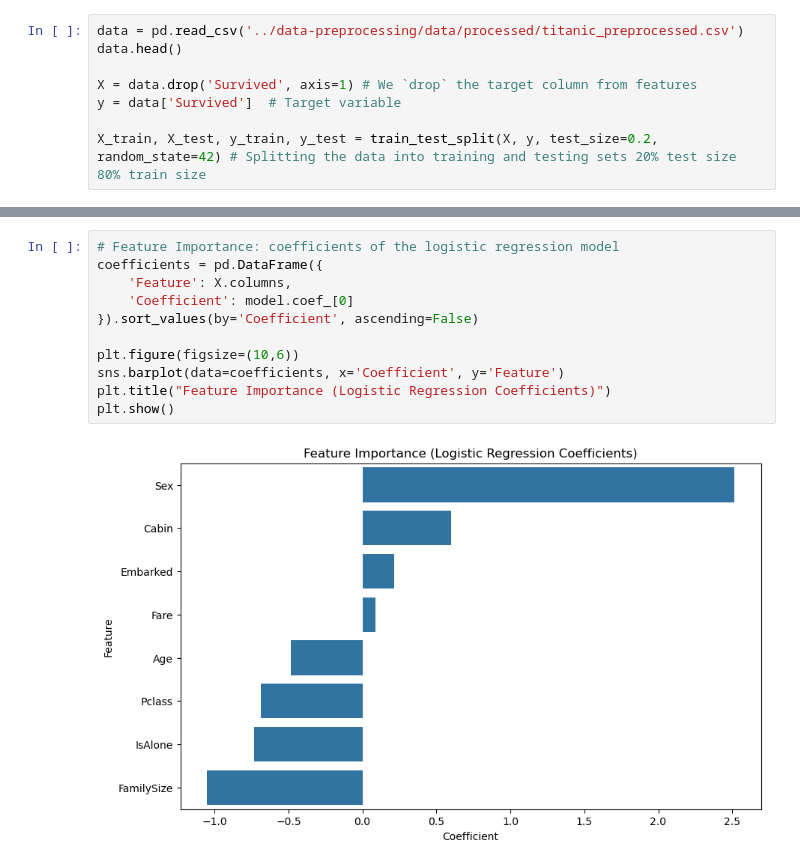
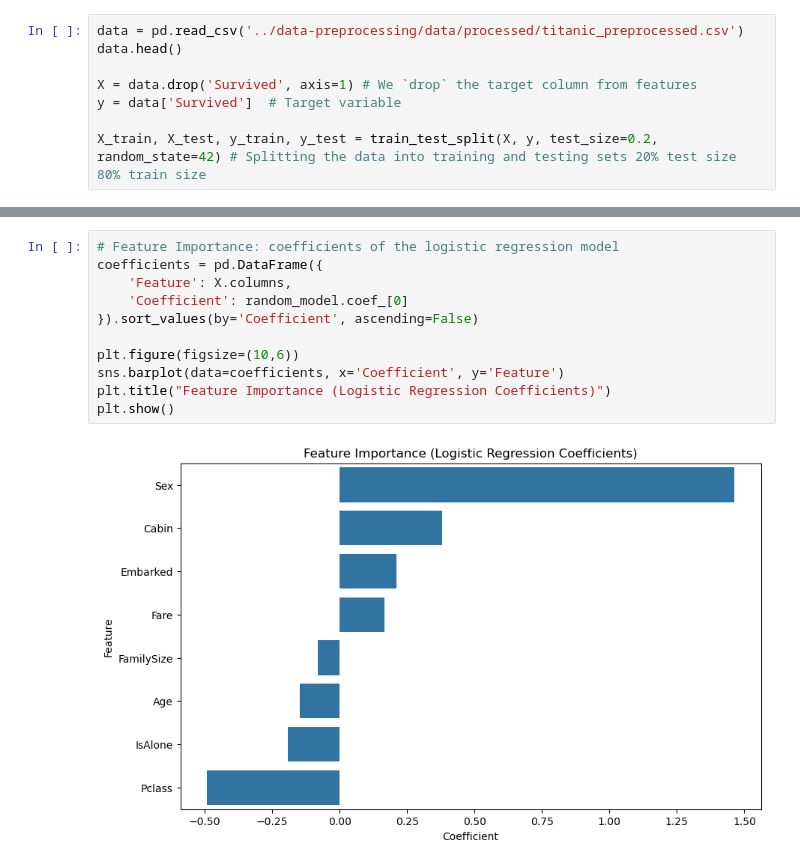
Before and after one commit to Manouso/Machine-Learning-Projects-Collection, a Jupyter notebook: logistic-regression/logistic_regression.ipynb, the cells around one changed output, grey strips where cells are left out. Saved outputs shown, nothing was run; the diff lists cells and outputs as text.

```diff
--- a/logistic-regression/logistic_regression.ipynb
+++ b/logistic-regression/logistic_regression.ipynb
@@ -56,13 +133,13 @@ weighted avg       0.80      0.80      0.80       179
 # %%
 # Feature Importance: coefficients of the logistic regression model
 coefficients = pd.DataFrame({
     'Feature': X.columns,
-    'Coefficient': model.coef_[0]
+    'Coefficient': random_model.coef_[0]
 }).sort_values(by='Coefficient', ascending=False)
 
 plt.figure(figsize=(10,6))
 sns.barplot(data=coefficients, x='Coefficient', y='Feature')
 plt.title("Feature Importance (Logistic Regression Coefficients)")
 plt.show()
 # %% [output]
-[figure, old version]
+[figure, new version]
```
Also changed, not shown: parts of 3 cells of this notebook, 1 other file.
